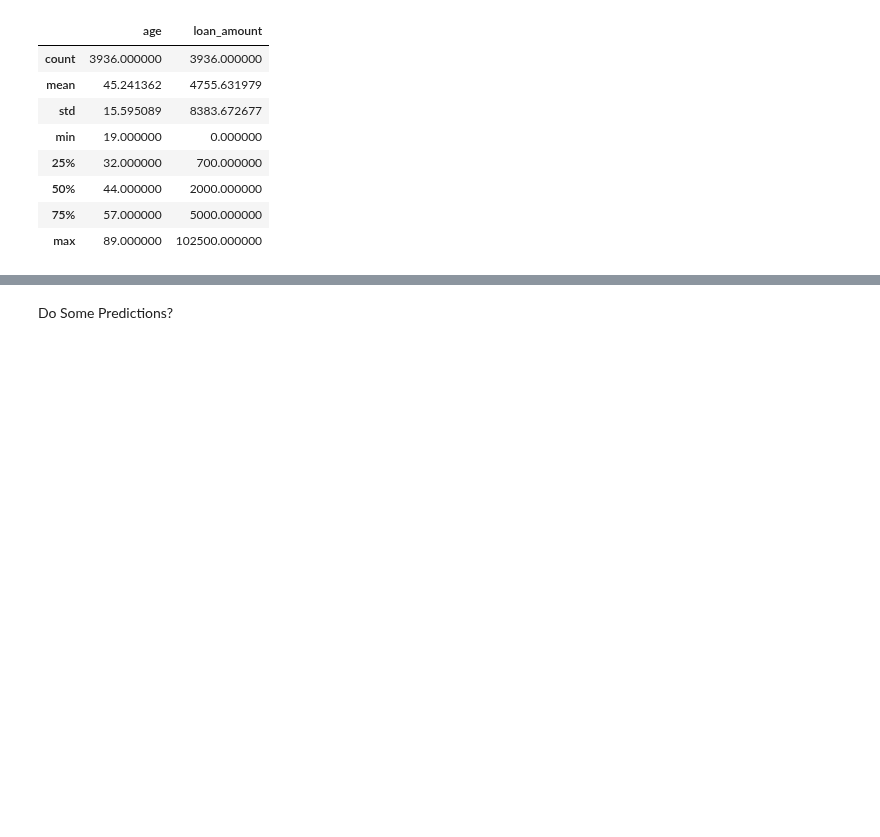
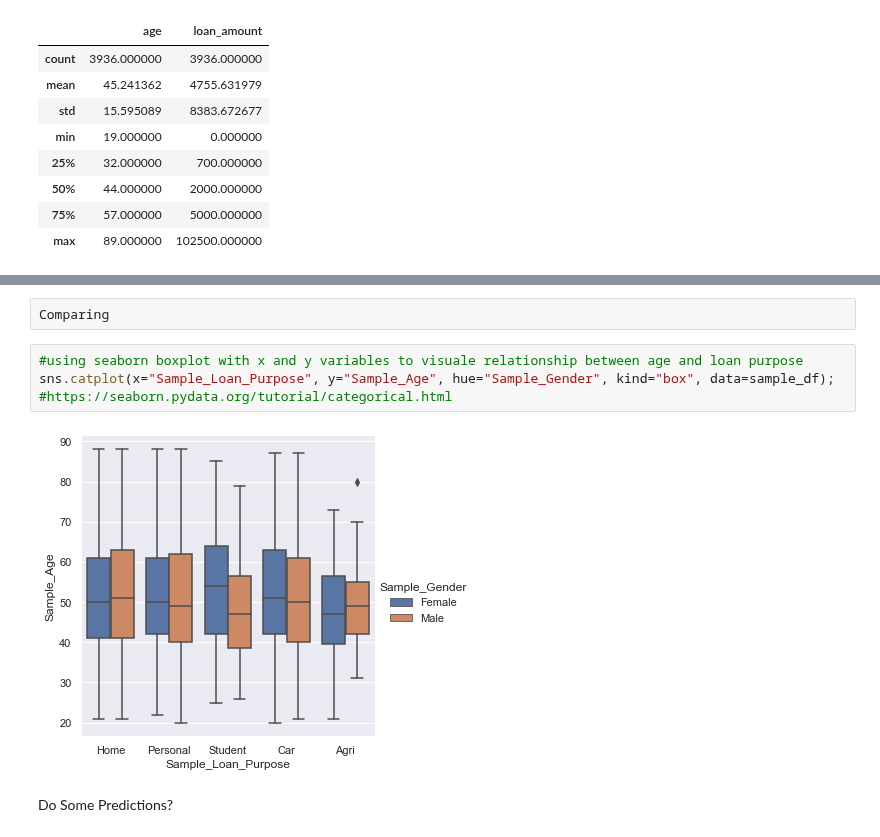
Before and after one commit to brendantipp/sem2_prog_data_analysis_project, a Jupyter notebook: product_analysis.ipynb, the cells around one changed output, grey strips where cells are left out. Saved outputs shown, nothing was run; the diff lists cells and outputs as text; blank space fills up the shorter version.

Commit message:
updated sample data

```diff
--- a/product_analysis.ipynb
+++ b/product_analysis.ipynb
@@ -568,3 +601,11 @@ sns.heatmap(sample_df.corr(),annot= True); #insert link here from medium that i
+# %%
+Comparing
+# %%
+#using seaborn boxplot with x and y variables to visuale relationship between age and loan purpose
+sns.catplot(x="Sample_Loan_Purpose", y="Sample_Age", hue="Sample_Gender", kind="box", data=sample_df);
+#https://seaborn.pydata.org/tutorial/categorical.html
+# %% [output]
+[figure, added]
 # %% [markdown]
 Do Some Predictions?
 # %% [markdown]
```
Also changed, not shown: parts of 15 cells of this notebook.
